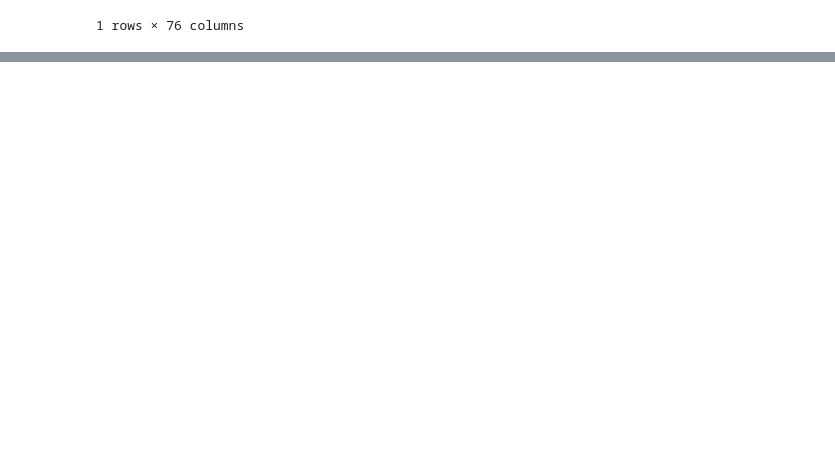
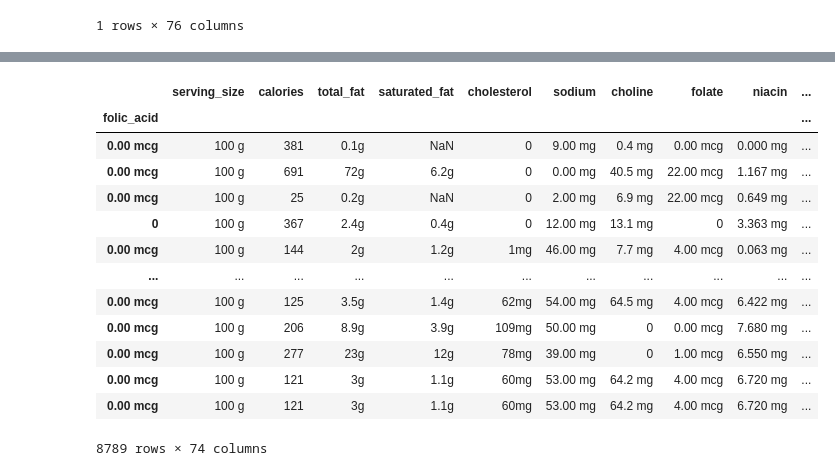
Before and after one commit to AmroEid77/Advance-Pandas, a Jupyter notebook: Working With DataFrames/DataFrame.ipynb, the cells around one changed output, grey strips where cells are left out. Saved outputs shown, nothing was run; the diff lists cells and outputs as text; code cells hidden in the pictures; blank space fills up the shorter version.

Commit message:
I learned how to extract the DataFrame by Label and Position, and how to set_index for it

```diff
--- a/Working With DataFrames/DataFrame.ipynb
+++ b/Working With DataFrames/DataFrame.ipynb
@@ -584,0 +634,2 @@ nutrition.sample(random_state=13)
+# %%
+nutrition.index = pd.RangeIndex(start =0 , stop = 8789, step=1)
@@ -584,0 +640,2 @@ nutrition.sample(random_state=13)
+# %%
+nutrition.set_index('name', inplace=True)
@@ -584,0 +653,17 @@ nutrition.sample(random_state=13)
+# %%
+nutrition.set_index('folic_acid',drop=True)
+# %% [output]
+|  | serving_size | calories | total_fat | saturated_fat | cholesterol | sodium | choline | folate | niacin | ... |
+| folic_acid |  |  |  |  |  |  |  |  |  | ... |
+| 0.00 mcg | 100 g | 381 | 0.1g | NaN | 0 | 9.00 mg | 0.4 mg | 0.00 mcg | 0.000 mg | ... |
+| 0.00 mcg | 100 g | 691 | 72g | 6.2g | 0 | 0.00 mg | 40.5 mg | 22.00 mcg | 1.167 mg | ... |
+| 0.00 mcg | 100 g | 25 | 0.2g | NaN | 0 | 2.00 mg | 6.9 mg | 22.00 mcg | 0.649 mg | ... |
+| 0 | 100 g | 367 | 2.4g | 0.4g | 0 | 12.00 mg | 13.1 mg | 0 | 3.363 mg | ... |
+| 0.00 mcg | 100 g | 144 | 2g | 1.2g | 1mg | 46.00 mg | 7.7 mg | 4.00 mcg | 0.063 mg | ... |
+| ... | ... | ... | ... | ... | ... | ... | ... | ... | ... | ... |
+| 0.00 mcg | 100 g | 125 | 3.5g | 1.4g | 62mg | 54.00 mg | 64.5 mg | 4.00 mcg | 6.422 mg | ... |
+| 0.00 mcg | 100 g | 206 | 8.9g | 3.9g | 109mg | 50.00 mg | 0 | 0.00 mcg | 7.680 mg | ... |
+| 0.00 mcg | 100 g | 277 | 23g | 12g | 78mg | 39.00 mg | 0 | 1.00 mcg | 6.550 mg | ... |
+| 0.00 mcg | 100 g | 121 | 3g | 1.1g | 60mg | 53.00 mg | 64.2 mg | 4.00 mcg | 6.720 mg | ... |
+| 0.00 mcg | 100 g | 121 | 3g | 1.1g | 60mg | 53.00 mg | 64.2 mg | 4.00 mcg | 6.720 mg | ... |
+8789 rows × 74 columns
```
Also changed, not shown: parts of 51 cells of this notebook.
